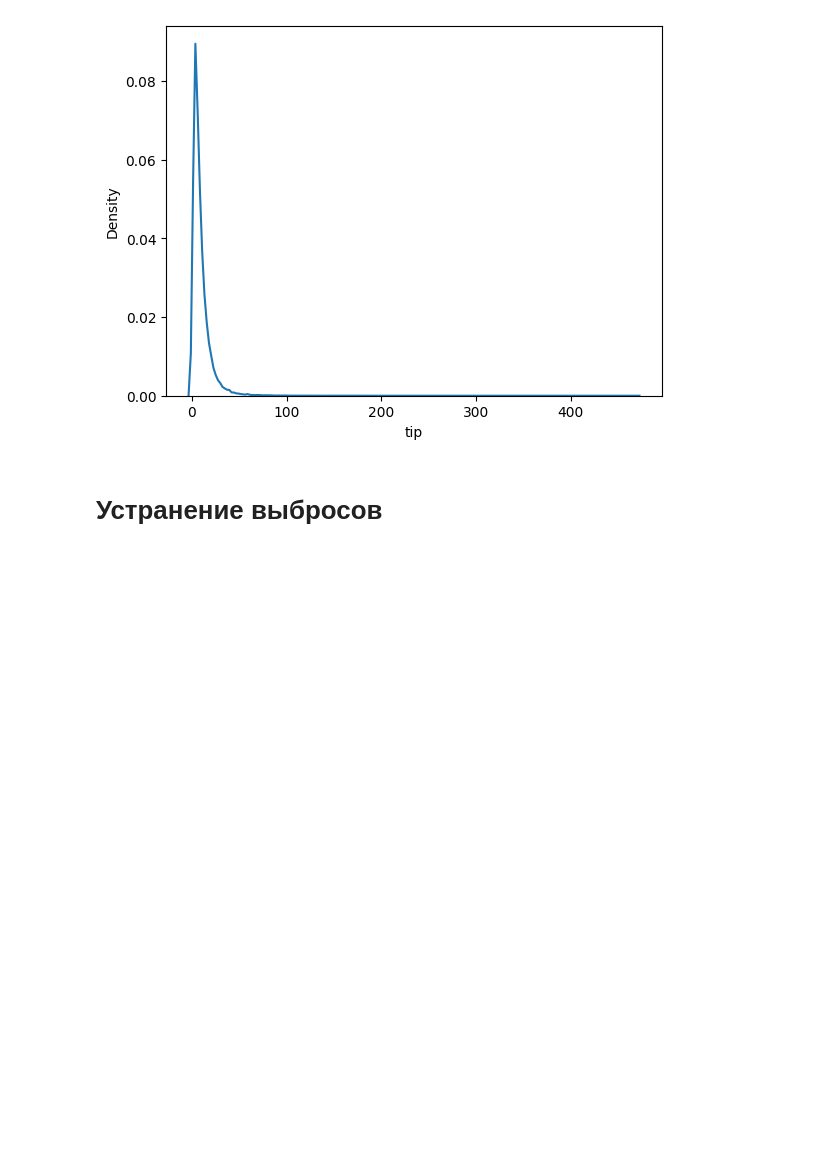
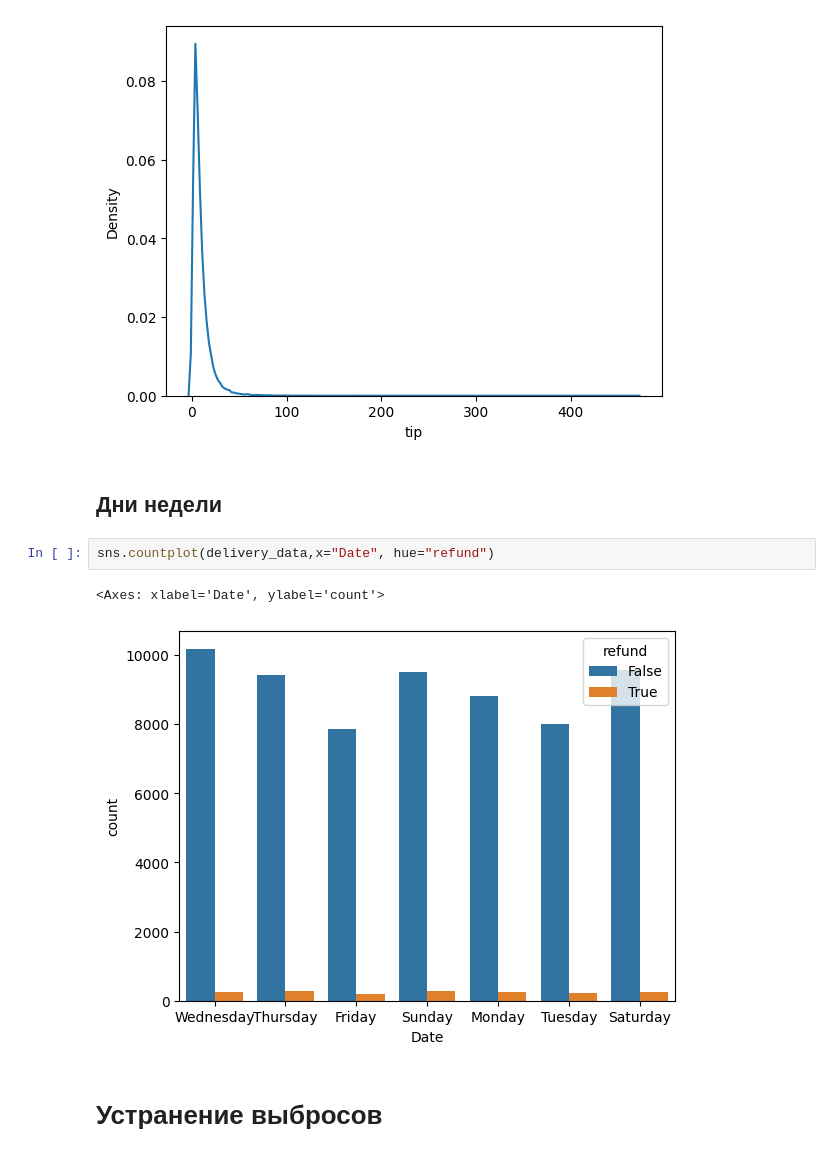
Before and after one commit to PigStep/ML-Delivery-Refund-Research, a Jupyter notebook: notebook/notebook.ipynb, the cells around one changed output. Cells and saved outputs as stored; diff of their text form; blank space fills up the shorter version.

Commit message:
viz: Распределения возвратов по дням недели

```diff
--- a/notebook/notebook.ipynb
+++ b/notebook/notebook.ipynb
@@ -290,6 +320,13 @@ sns.kdeplot(delivery_data,x="tip")
 # %% [output]
 <Axes: xlabel='tip', ylabel='Density'>
 [figure]
+# %% [markdown]
+## Дни недели
+# %%
+sns.countplot(delivery_data,x="Date", hue="refund")
+# %% [output]
+<Axes: xlabel='Date', ylabel='count'>
+[figure, added]
 # %% [markdown]
 # Устранение выбросов
 # %% [markdown]
```
Also changed, not shown: parts of 14 cells of this notebook.
